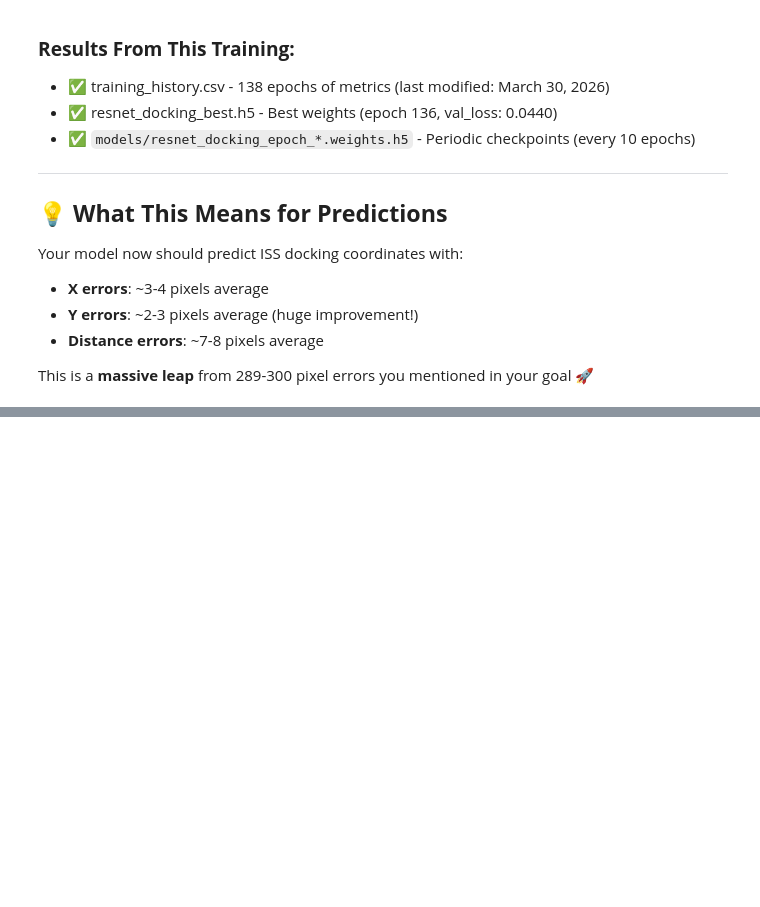
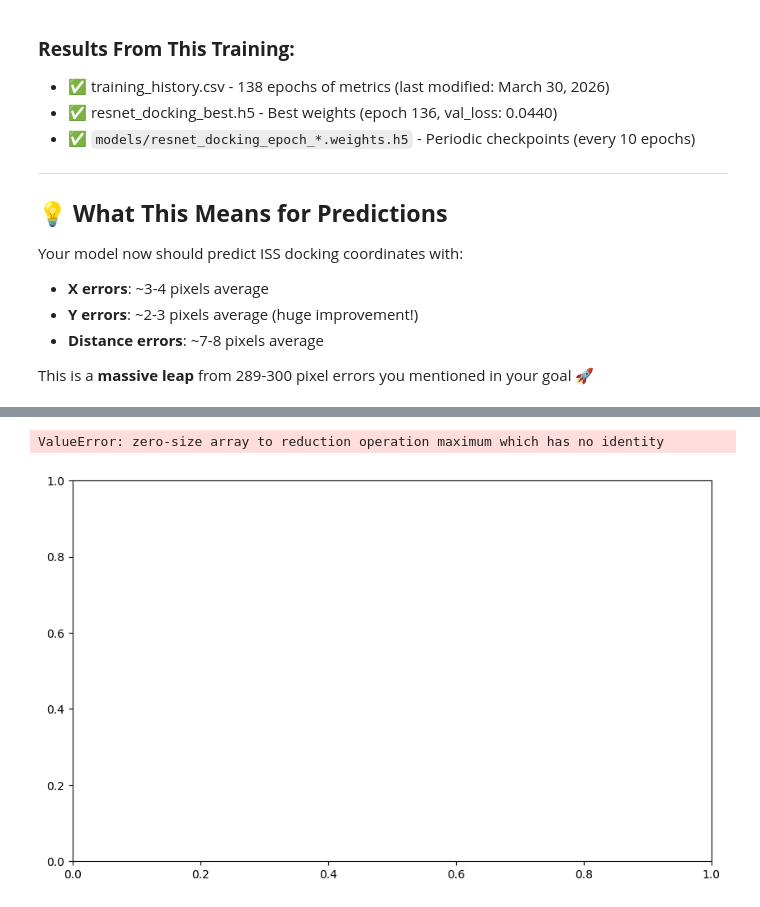
Before and after one commit to adwait-mitadt/mitadtu-docking, a Jupyter notebook: model_prediction_comparison.ipynb, the cells around one changed output, grey strips where cells are left out. Cells and saved outputs as stored; diff of their text form; code cells hidden in the pictures; blank space fills up the shorter version.

```diff
--- a/model_prediction_comparison.ipynb
+++ b/model_prediction_comparison.ipynb
@@ -809,0 +1077,47 @@ print(f"{'='*70}")
+# %%
+# Error Performance Heatmap
+fig, ax = plt.subplots(figsize=(10, 6))
+
+# Create error matrix: Each row is a sample, columns are error types
+error_matrix = np.array([
+    x_errors_list,
+    y_errors_list,
+    dist_errors_list
+]).T
+
+# Normalize for better visual representation
+error_matrix_normalized = error_matrix / error_matrix.max(axis=0)
+
+# Create heatmap
+im = ax.imshow(error_matrix_normalized, cmap='RdYlGn_r', aspect='auto', vmin=0, vmax=1)
+
+# Set ticks and labels
+ax.set_xticks(range(3))
+ax.set_xticklabels(['X Error\n(pixels)', 'Y Error\n(pixels)', 'Distance Error\n(meters)'])
+ax.set_yticks(range(NUM_SAMPLES))
+ax.set_yticklabels([f'Sample {i+1}' for i in range(NUM_SAMPLES)])
+
+# Add text annotations
+for i in range(NUM_SAMPLES):
+    for j in range(3):
+        if j == 0:
+            text = f"{x_errors_list[i]:.1f}"
+        elif j == 1:
+            text = f"{y_errors_list[i]:.1f}"
+        else:
+            text = f"{dist_errors_list[i]:.1f}"
+
+        ax.text(j, i, text, ha="center", va="center", color="black", fontweight='bold', fontsize=10)
+
+# Add colorbar
+cbar = plt.colorbar(im, ax=ax)
+cbar.set_label('Normalized Error (0=Best, 1=Worst)', rotation=270, labelpad=20)
+
+ax.set_title('Error Performance Heatmap by Sample', fontsize=13, fontweight='bold', pad=15)
+plt.tight_layout()
+plt.show()
+
+print("✅ Error heatmap visualization complete!")
+# %% [output]
+ValueError: zero-size array to reduction operation maximum which has no identity
+[figure, added]
```
Also changed, not shown: parts of 15 cells of this notebook, 5 other files.
